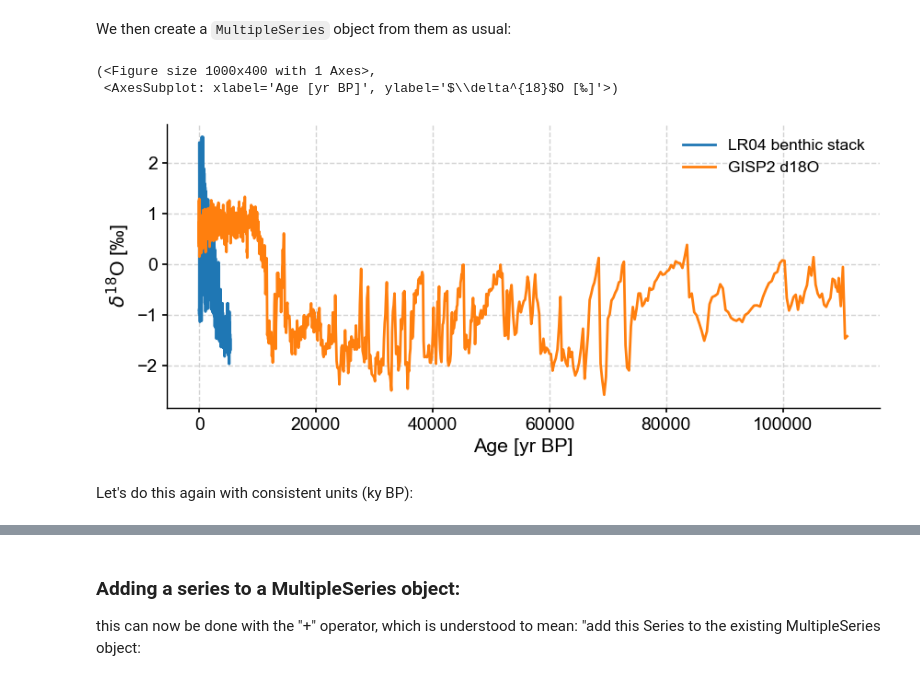
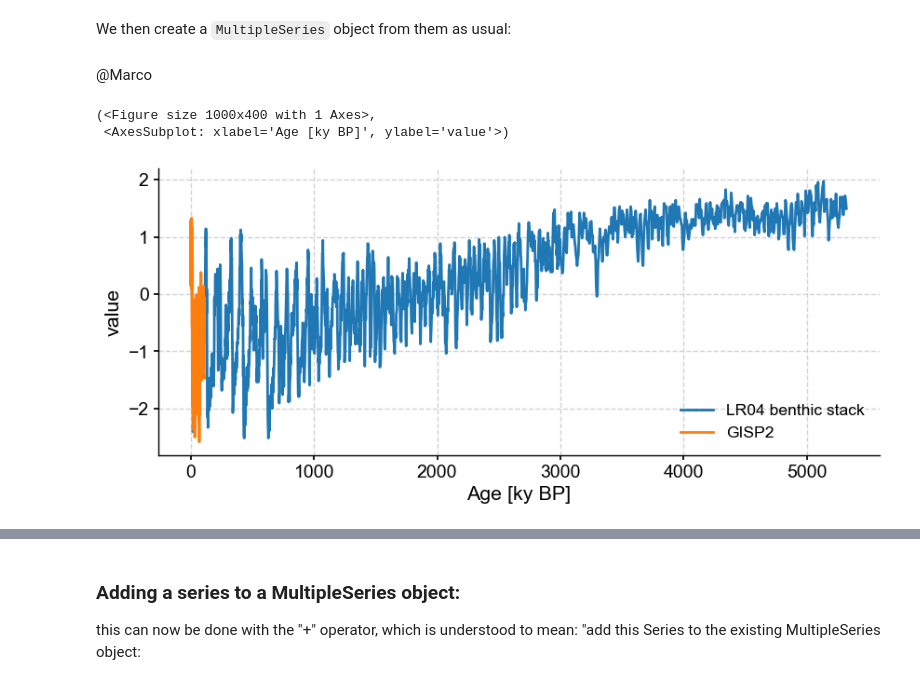
Before and after one commit to LinkedEarth/paleoPandas, a Jupyter notebook: notebooks/Paleopandas Playground.ipynb, the cells around one changed output, grey strips where cells are left out. Drawn from its saved outputs; the diff is of its cells as text; code cells hidden in the pictures.

Commit message:
Updated pandas playground
current up to Pyleoclim commit c3bb80d

```diff
--- a/notebooks/Paleopandas Playground.ipynb
+++ b/notebooks/Paleopandas Playground.ipynb
@@ -29,0 +22,3 @@ ts.plot(invert_yaxis=True)
+# %%
+ts = pyleo.utils.load_dataset('SOI')
+ts.plot(invert_yaxis=True)
@@ -359,12 +373,16 @@ lr04 = pyleo.utils.load_dataset('LR04')
 gisp2 = pyleo.utils.load_dataset('GISP2')
 # %% [markdown]
 We then create a `MultipleSeries` object from them as usual:
+# %%
+lr04 = pyleo.utils.load_dataset('LR04')
+gisp2 = pyleo.utils.load_dataset('GISP2')
+ms = lr04 & gisp2
+# %% [markdown]
+@Marco
 # %%
-ms = pyleo.MultipleSeries([lr04, gisp2])
-ms.standardize().plot()  # BUG reported here: https://github.com/LinkedEarth/Pyleoclim_util/issues/346
+ms = pyleo.MultipleSeries([lr04.flip(), gisp2])
+ms.standardize().plot()
 # %% [output]
 (<Figure size 1000x400 with 1 Axes>,
- <AxesSubplot: xlabel='Age [yr BP]', ylabel='$\\delta^{18}$O [‰]'>)
+ <AxesSubplot: xlabel='Age [ky BP]', ylabel='value'>)
-[figure, old version]
+[figure, new version]
-# %% [markdown]
-Let's do this again with consistent units (ky BP):
```
Also changed, not shown: parts of 50 cells of this notebook, 2 other files.
